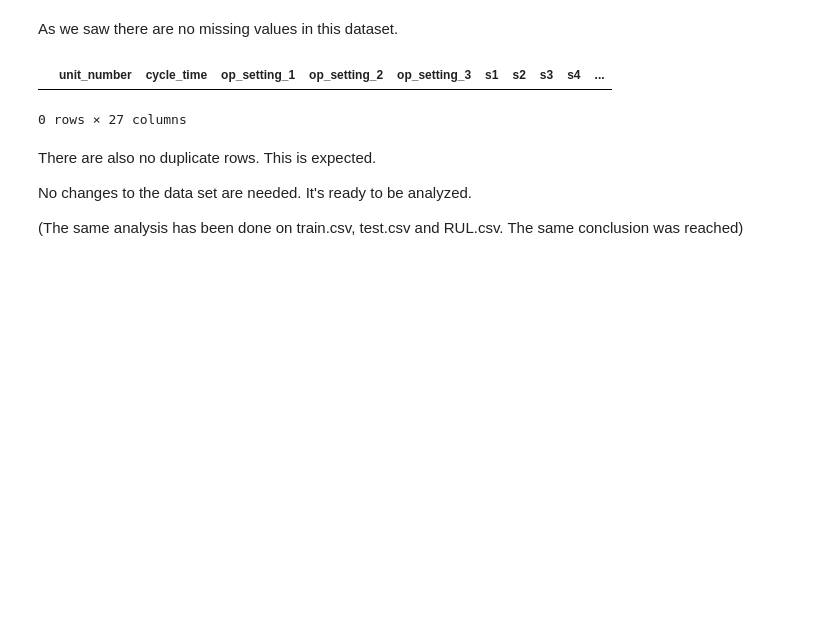
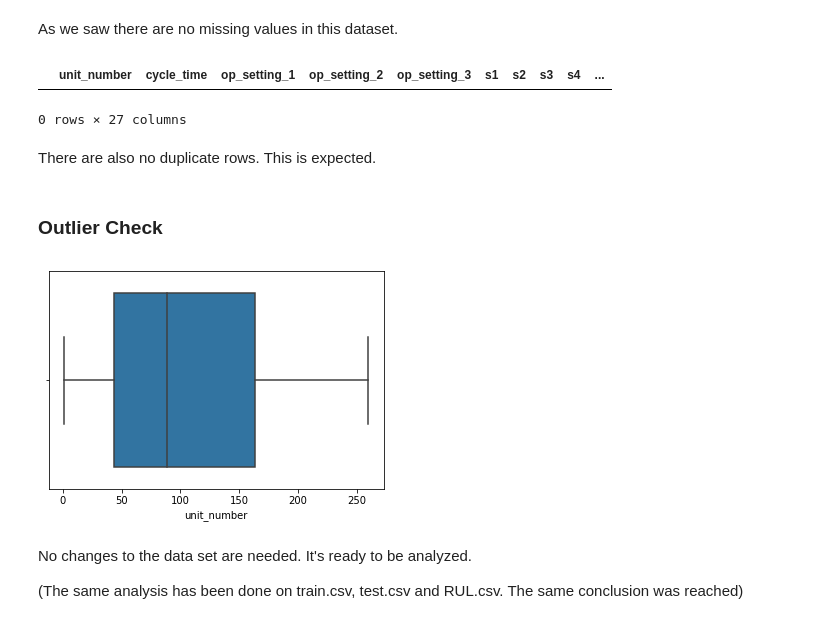
Before and after one commit to andrea-fantini/Predictive_Maintenance_Fanjet, a Jupyter notebook: notebooks/2 - Data Organization and Cleaning.ipynb, the cells around one changed output. Saved outputs shown, nothing was run; the diff lists cells and outputs as text; code cells hidden in the pictures; blank space fills up the shorter version.

Commit message:
plotting box plots to see if there are outliers.

```diff
--- a/notebooks/2 - Data Organization and Cleaning.ipynb
+++ b/notebooks/2 - Data Organization and Cleaning.ipynb
@@ -180,8 +177,17 @@ duplicateRowsDF
 # %% [output]
 |  | unit_number | cycle_time | op_setting_1 | op_setting_2 | op_setting_3 | s1 | s2 | s3 | s4 | ... |
 0 rows × 27 columns
+# %% [markdown]
+There are also no duplicate rows. This is expected.
+# %% [markdown]
+### Outlier Check
+# %%
+import seaborn as sns
+_ = sns.boxplot(x=df['unit_number'])
+# %% [output]
+[figure, added]
 # %% [markdown]
-There are also no duplicate rows. This is expected.
+
 
 
 No changes to the data set are needed. It's ready to be analyzed.
```
Also changed, not shown: parts of 1 cell of this notebook.
